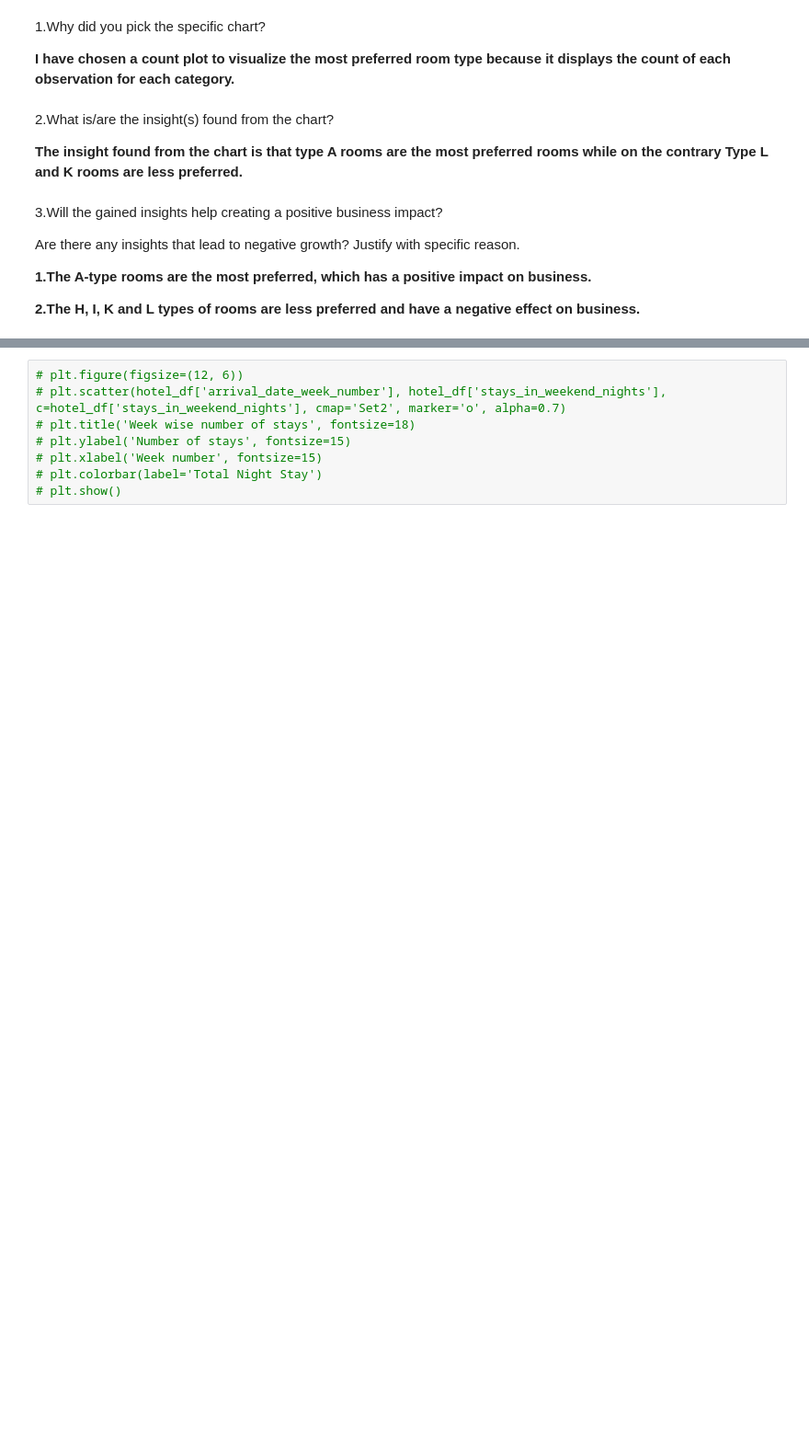
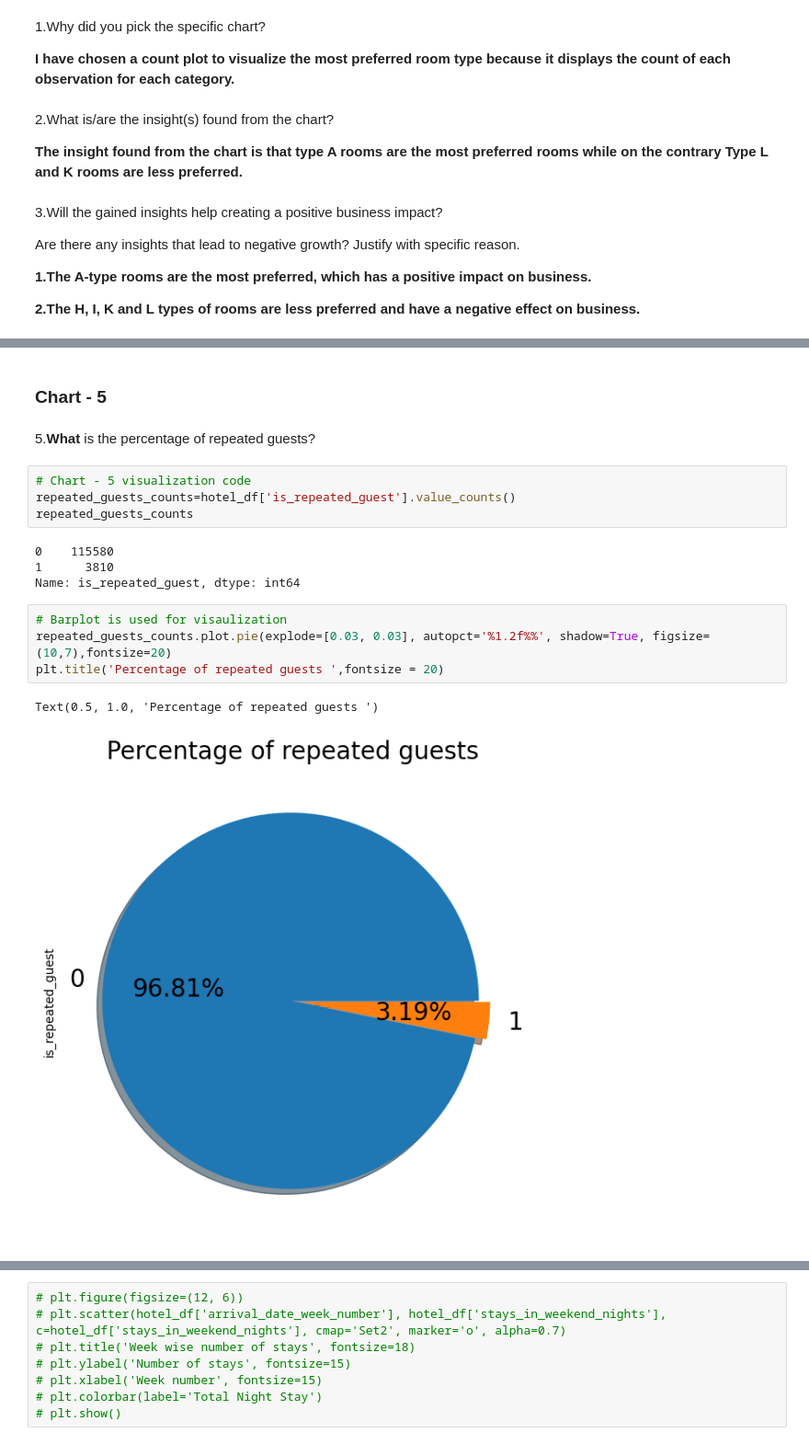
Before and after one commit to Shreya-1003/CapStone-Projects-Module_2, a Jupyter notebook: EDA_Hotel_Booking_Analysis.ipynb, the cells around one changed output, grey strips where cells are left out. Shown: that part at 92% size. Drawn from its saved outputs; the diff is of its cells as text; blank space fills up the shorter version.

```diff
--- a/EDA_Hotel_Booking_Analysis.ipynb
+++ b/EDA_Hotel_Booking_Analysis.ipynb
@@ -594,0 +627,19 @@ Are there any insights that lead to negative growth? Justify with specific reaso
+# %% [markdown]
+### Chart - 5
+# %% [markdown]
+5.**What** is the percentage of repeated guests?
+# %%
+# Chart - 5 visualization code
+repeated_guests_counts=hotel_df['is_repeated_guest'].value_counts()
+repeated_guests_counts
+# %% [output]
+0    115580
+1      3810
+Name: is_repeated_guest, dtype: int64
+# %%
+# Barplot is used for visaulization
+repeated_guests_counts.plot.pie(explode=[0.03, 0.03], autopct='%1.2f%%', shadow=True, figsize=(10,7),fontsize=20)
+plt.title('Percentage of repeated guests ',fontsize = 20)
+# %% [output]
+Text(0.5, 1.0, 'Percentage of repeated guests ')
+[figure, added]
```
Also changed, not shown: parts of 20 cells of this notebook.
